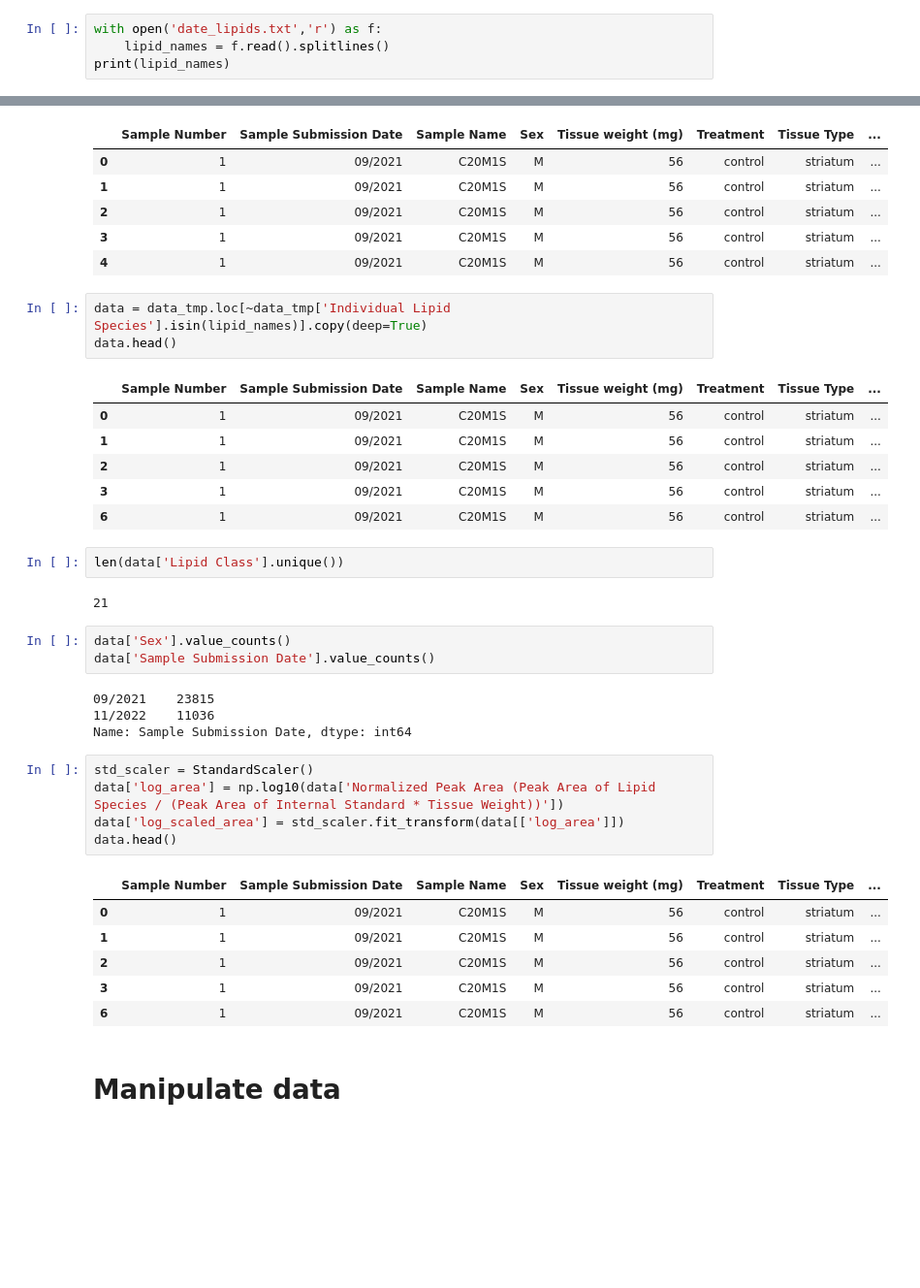
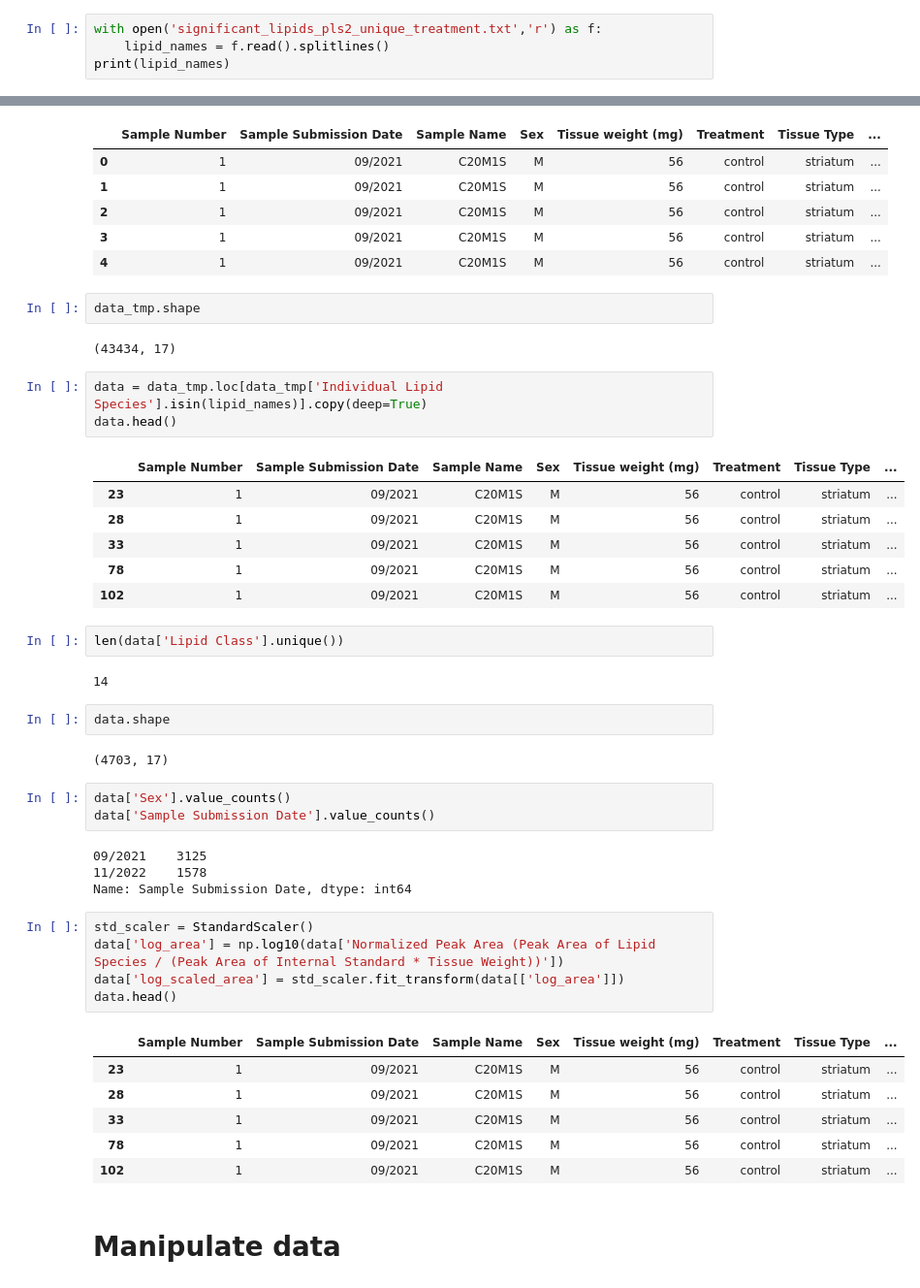
Before and after one commit to Ivan2nn/Lypidomics2, a Jupyter notebook: analysis-filtered-lipids.ipynb, the cells around one changed output, grey strips where cells are left out. Shown at 97% size. Saved outputs shown, nothing was run; the diff lists cells and outputs as text; blank space fills up the shorter version.

```diff
--- a/analysis-filtered-lipids.ipynb
+++ b/analysis-filtered-lipids.ipynb
@@ -21,7 +21,7 @@ with open('data/paths.json','r') as f:
 
 data_path = paths["data_path"]
 # %%
-with open('date_lipids.txt','r') as f:
+with open('significant_lipids_pls2_unique_treatment.txt','r') as f:
     lipid_names = f.read().splitlines()
 print(lipid_names)
 # %% [output]
@@ -40,26 +40,34 @@ data_tmp.head()
 | 2 | 1 | 09/2021 | C20M1S | M | 56 | control | striatum | ... |
 | 3 | 1 | 09/2021 | C20M1S | M | 56 | control | striatum | ... |
 | 4 | 1 | 09/2021 | C20M1S | M | 56 | control | striatum | ... |
+# %%
+data_tmp.shape
+# %% [output]
+(43434, 17)
 # %%
-data = data_tmp.loc[~data_tmp['Individual Lipid Species'].isin(lipid_names)].copy(deep=True)
+data = data_tmp.loc[data_tmp['Individual Lipid Species'].isin(lipid_names)].copy(deep=True)
 data.head()
 # %% [output]
 |  | Sample Number | Sample Submission Date | Sample Name | Sex | Tissue weight (mg) | Treatment | Tissue Type | ... |
-| 0 | 1 | 09/2021 | C20M1S | M | 56 | control | striatum | ... |
-| 1 | 1 | 09/2021 | C20M1S | M | 56 | control | striatum | ... |
-| 2 | 1 | 09/2021 | C20M1S | M | 56 | control | striatum | ... |
-| 3 | 1 | 09/2021 | C20M1S | M | 56 | control | striatum | ... |
-| 6 | 1 | 09/2021 | C20M1S | M | 56 | control | striatum | ... |
+| 23 | 1 | 09/2021 | C20M1S | M | 56 | control | striatum | ... |
+| 28 | 1 | 09/2021 | C20M1S | M | 56 | control | striatum | ... |
+| 33 | 1 | 09/2021 | C20M1S | M | 56 | control | striatum | ... |
+| 78 | 1 | 09/2021 | C20M1S | M | 56 | control | striatum | ... |
+| 102 | 1 | 09/2021 | C20M1S | M | 56 | control | striatum | ... |
 # %%
 len(data['Lipid Class'].unique())
 # %% [output]
-21
+14
+# %%
+data.shape
+# %% [output]
+(4703, 17)
 # %%
 data['Sex'].value_counts()
 data['Sample Submission Date'].value_counts()
 # %% [output]
-09/2021    23815
-11/2022    11036
+09/2021    3125
+11/2022    1578
 Name: Sample Submission Date, dtype: int64
 # %%
 std_scaler = StandardScaler()
@@ -68,11 +76,11 @@ data['log_scaled_area'] = std_scaler.fit_transform(data[['log_area']])
 data.head()
 # %% [output]
 |  | Sample Number | Sample Submission Date | Sample Name | Sex | Tissue weight (mg) | Treatment | Tissue Type | ... |
-| 0 | 1 | 09/2021 | C20M1S | M | 56 | control | striatum | ... |
-| 1 | 1 | 09/2021 | C20M1S | M | 56 | control | striatum | ... |
-| 2 | 1 | 09/2021 | C20M1S | M | 56 | control | striatum | ... |
-| 3 | 1 | 09/2021 | C20M1S | M | 56 | control | striatum | ... |
-| 6 | 1 | 09/2021 | C20M1S | M | 56 | control | striatum | ... |
+| 23 | 1 | 09/2021 | C20M1S | M | 56 | control | striatum | ... |
+| 28 | 1 | 09/2021 | C20M1S | M | 56 | control | striatum | ... |
+| 33 | 1 | 09/2021 | C20M1S | M | 56 | control | striatum | ... |
+| 78 | 1 | 09/2021 | C20M1S | M | 56 | control | striatum | ... |
+| 102 | 1 | 09/2021 | C20M1S | M | 56 | control | striatum | ... |
 # %% [markdown]
 # Manipulate data
 # %% [markdown]
```
Also changed, not shown: parts of 17 cells of this notebook, 6 other files.
